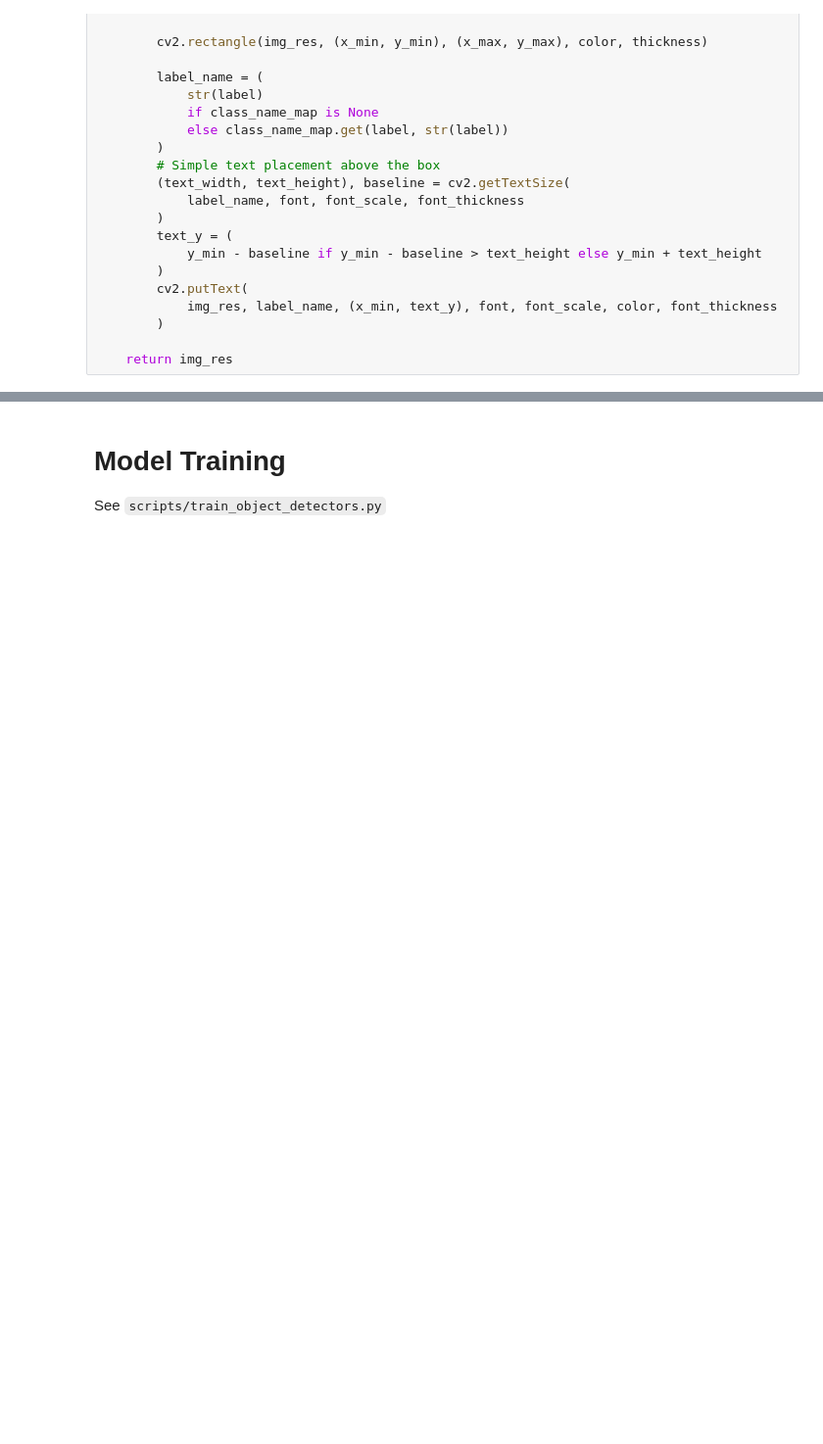
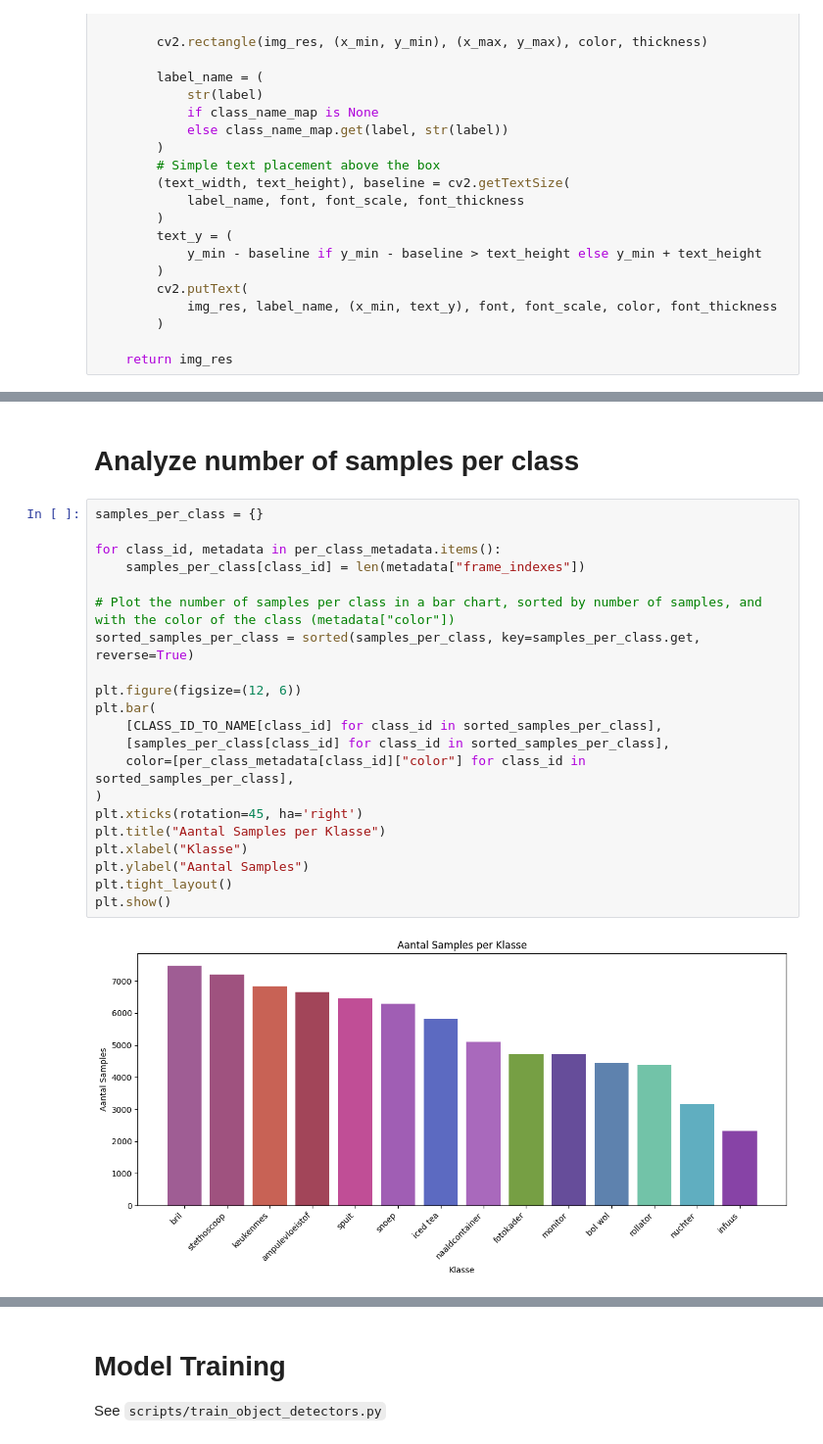
Before and after one commit to ilianbronchart/bachelorproef, a Jupyter notebook: experiment/12_prepare_object_detection_datasets.ipynb, the cells around one changed output, grey strips where cells are left out. Shown at 98% size. Saved outputs shown, nothing was run; the diff lists cells and outputs as text; blank space fills up the shorter version.

```diff
--- a/experiment/12_prepare_object_detection_datasets.ipynb
+++ b/experiment/12_prepare_object_detection_datasets.ipynb
@@ -538,3 +611,28 @@ def create_dataset(
+# %% [markdown]
+# Analyze number of samples per class
+# %%
+samples_per_class = {}
+
+for class_id, metadata in per_class_metadata.items():
+    samples_per_class[class_id] = len(metadata["frame_indexes"])
+
+# Plot the number of samples per class in a bar chart, sorted by number of samples, and with the color of the class (metadata["color"])
+sorted_samples_per_class = sorted(samples_per_class, key=samples_per_class.get, reverse=True)
+
+plt.figure(figsize=(12, 6))
+plt.bar(
+    [CLASS_ID_TO_NAME[class_id] for class_id in sorted_samples_per_class],
+    [samples_per_class[class_id] for class_id in sorted_samples_per_class],
+    color=[per_class_metadata[class_id]["color"] for class_id in sorted_samples_per_class],
+)
+plt.xticks(rotation=45, ha='right')
+plt.title("Aantal Samples per Klasse")
+plt.xlabel("Klasse")
+plt.ylabel("Aantal Samples")
+plt.tight_layout()
+plt.show()
+# %% [output]
+[figure, added]
 # %%
 if OBJECT_DETECTION_DATASETS_PATH.exists():
     shutil.rmtree(OBJECT_DETECTION_DATASETS_PATH)
```
Also changed, not shown: parts of 7 cells of this notebook, 5 other files.
